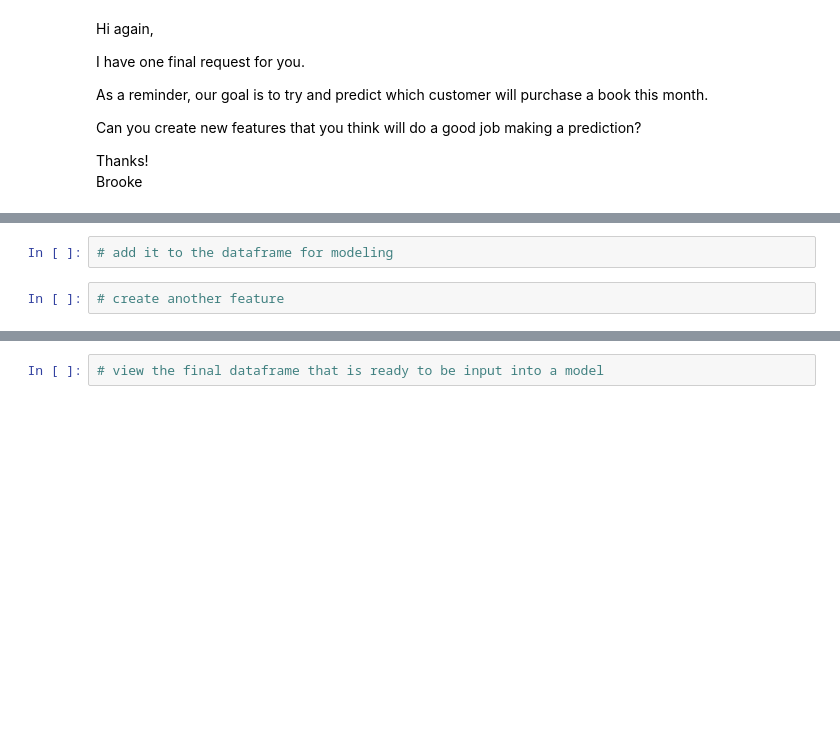
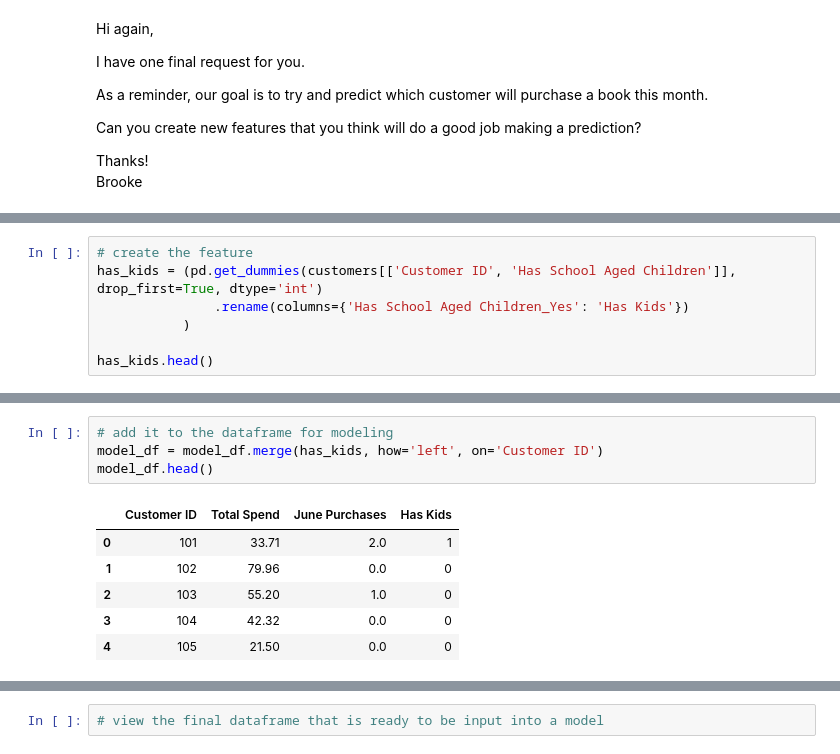
Before and after one commit to Camiloesp/Python-Data-Science-Data-Prep-EDA-with-Python, a Jupyter notebook: Course Assignment Notebooks/section08_prepping_for_modeling_assignments.ipynb, the cells around one changed output, grey strips where cells are left out. Saved outputs shown, nothing was run; the diff lists cells and outputs as text; blank space fills up the shorter version.

```diff
--- a/Course Assignment Notebooks/section08_prepping_for_modeling_assignments.ipynb
+++ b/Course Assignment Notebooks/section08_prepping_for_modeling_assignments.ipynb
@@ -305,0 +324,7 @@ Brooke
+# %%
+# create the feature
+has_kids = (pd.get_dummies(customers[['Customer ID', 'Has School Aged Children']], drop_first=True, dtype='int')
+               .rename(columns={'Has School Aged Children_Yes': 'Has Kids'})
+           )
+
+has_kids.head()
@@ -306,4 +338,11 @@ Brooke
 # %%
 # add it to the dataframe for modeling
+model_df = model_df.merge(has_kids, how='left', on='Customer ID')
+model_df.head()
+# %% [output]
+|  | Customer ID | Total Spend | June Purchases | Has Kids |
+| 0 | 101 | 33.71 | 2.0 | 1 |
+| 1 | 102 | 79.96 | 0.0 | 0 |
+| 2 | 103 | 55.20 | 1.0 | 0 |
+| 3 | 104 | 42.32 | 0.0 | 0 |
+| 4 | 105 | 21.50 | 0.0 | 0 |
-# %%
-# create another feature
```
Also changed, not shown: parts of 10 cells of this notebook.
